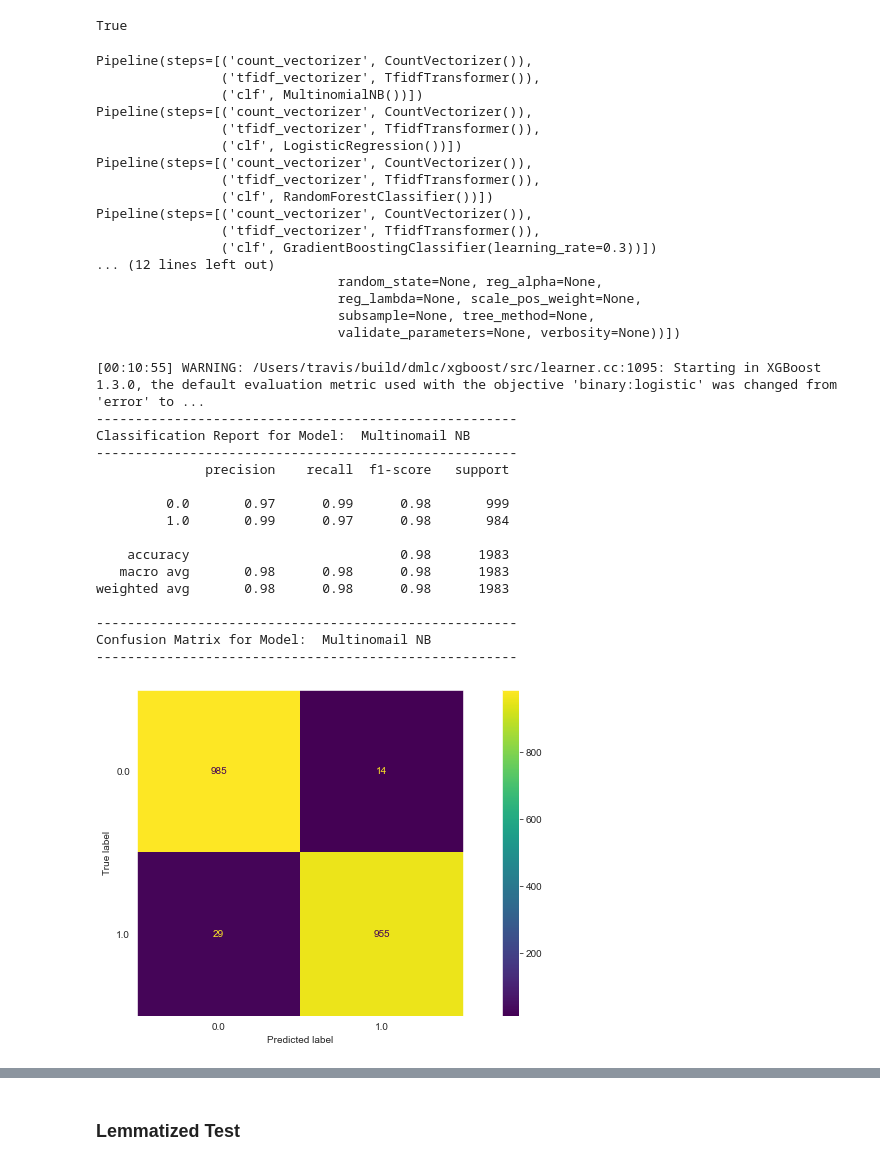
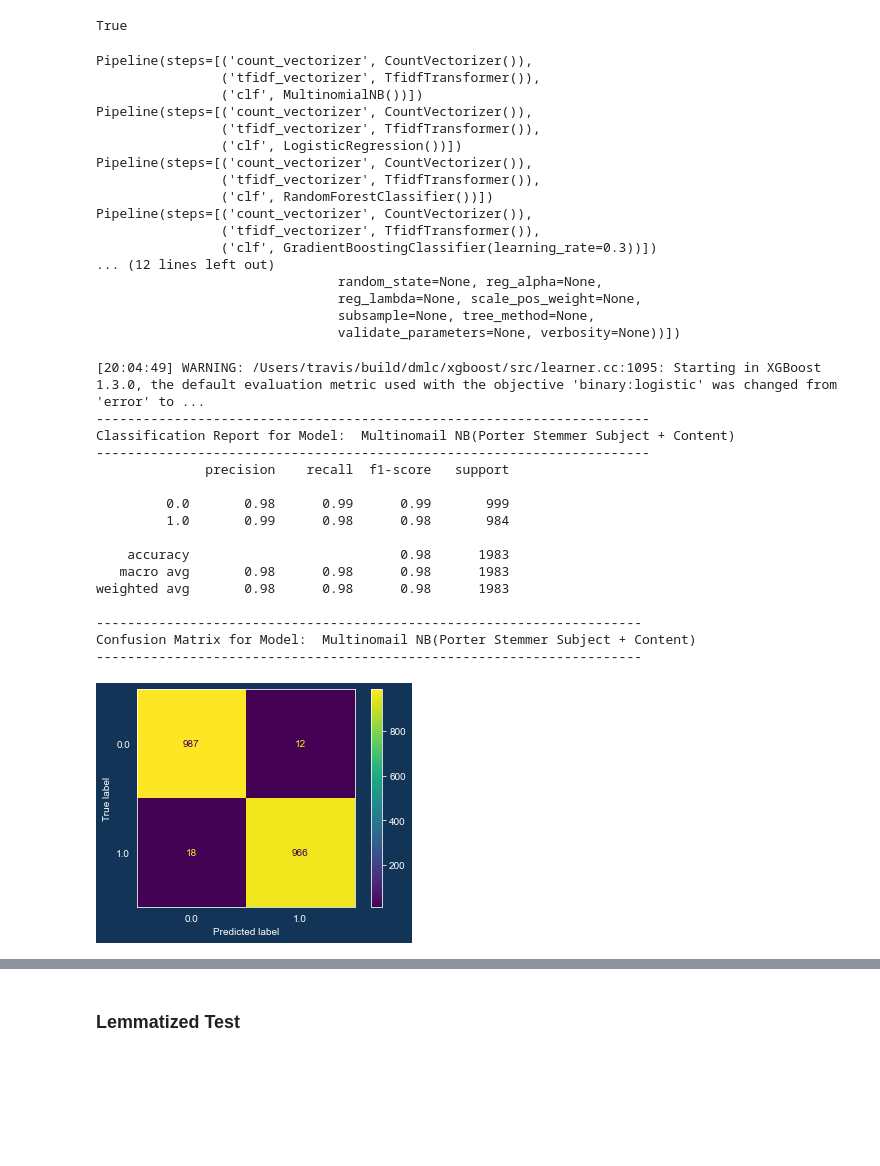
Before and after one commit to Botafogo1894/Text_Classifier_Notebook, a Jupyter notebook: Email_Classifier.ipynb, the cells around one changed output, grey strips where cells are left out. Saved outputs shown, nothing was run; the diff lists cells and outputs as text; code cells hidden in the pictures; blank space fills up the shorter version.

```diff
--- a/Email_Classifier.ipynb
+++ b/Email_Classifier.ipynb
@@ -275,0 +300,2 @@ model_df.head()
+# %%
+model_df['combined_lem_bigrams'] = model_df['combined_stem'].apply(create_bigrams)
@@ -412,24 +440,0 @@ plt.show()
-# %%
-#Graph Top-50 Most Frequent Word Token Lemmas Below from Content Corpus
-n = 50
-analyze_src = sorted_subject_lems
-labels = [item[0] for item in analyze_src][:n]
-values = [item[1] for item in analyze_src][:n]
-
-#Set Figure Style and params
-plt.figure(figsize=(12,6))
-sns.set_style("dark")
-plt.rcParams['axes.facecolor'] = '#123456' ## Set background Color
-plt.rcParams['figure.facecolor'] = '#123456' ## Set background Color
-plt.rcParams["savefig.facecolor"] = '#123456'
-
-#Label Plot Axes and Title
-plt.ylabel('Normalized Frequency', fontsize = 18, color = 'white')
-plt.xticks(fontsize = 14, color = 'white', rotation = 90)
-plt.yticks(fontsize = 12, color = 'white')
-plt.title('Top-{} Most Frequent Lemmatized Words in Subject'.format(n), fontsize = 20, color = 'white')
-
-
-#Specify Plot Type
-plt.bar(labels,values)
-plt.show()
@@ -452,13 +473,13 @@ model_df.head()
 # %%
 #Define your X and y for model Training
-X = model_df.content_stem
+X = model_df.combined_stem
 y = model_df.label
 len(X) == len(y)
 # %% [output]
 True
 # %%
 #Write Function That Runs Pipeline of Popular Classification Models
-def run_model_pipelines(X, y):
+def run_model_pipelines(X, y, tokenization = 'Lemmatizer'):
     #Train-Test Split
     X_train, X_test, y_train, y_test = train_test_split(X, y, test_size=0.2, random_state=18)
 
@@ -501,50 +522,51 @@ def run_model_pipelines(X, y):
     # Loop trhough each pipe model and print Classification Report and Confusion Matrix
     for index, val in enumerate(pipelines):
         y_test_pred = val.predict(X_test)
-        print('------------------------------------------------------')
-        print('Classification Report for Model:  ' + pipeline_names[index])
-        print('------------------------------------------------------')
+        print('-----------------------------------------------------------------------')
+        print('Classification Report for Model:  ' + pipeline_names[index] + '({})'.format(tokenization))
+        print('-----------------------------------------------------------------------')
         print(classification_report(y_test,  y_test_pred))
-        print('------------------------------------------------------')
-        print('Confusion Matrix for Model:  ' + pipeline_names[index])
-        print('------------------------------------------------------')
+        print('----------------------------------------------------------------------')
+        print('Confusion Matrix for Model:  ' + pipeline_names[index] + '({})'.format(tokenization))
+        print('----------------------------------------------------------------------')
+
         plot_confusion_matrix(val, X_test, y_test)
         plt.show()
 # %%
 ### Run function and analyze performance
-run_model_pipelines(X, y)
+run_model_pipelines(X, y, 'Porter Stemmer Subject + Content')
 # %% [output]
 Pipeline(steps=[('count_vectorizer', CountVectorizer()),
                 ('tfidf_vectorizer', TfidfTransformer()),
                 ('clf', MultinomialNB())])
 Pipeline(steps=[('count_vectorizer', CountVectorizer()),
                 ('tfidf_vectorizer', TfidfTransformer()),
                 ('clf', LogisticRegression())])
 Pipeline(steps=[('count_vectorizer', CountVectorizer()),
                 ('tfidf_vectorizer', TfidfTransformer()),
                 ('clf', RandomForestClassifier())])
 Pipeline(steps=[('count_vectorizer', CountVectorizer()),
                 ('tfidf_vectorizer', TfidfTransformer()),
                 ('clf', GradientBoostingClassifier(learning_rate=0.3))])
 ... (12 lines left out)
                                random_state=None, reg_alpha=None,
                                reg_lambda=None, scale_pos_weight=None,
                                subsample=None, tree_method=None,
                                validate_parameters=None, verbosity=None))])
-[00:10:55] WARNING: /Users/travis/build/dmlc/xgboost/src/learner.cc:1095: Starting in XGBoost 1.3.0, the default evaluation metric used with the objective 'binary:logistic' was changed from 'error' to ...
-------------------------------------------------------
-Classification Report for Model:  Multinomail NB
-------------------------------------------------------
+[20:04:49] WARNING: /Users/travis/build/dmlc/xgboost/src/learner.cc:1095: Starting in XGBoost 1.3.0, the default evaluation metric used with the objective 'binary:logistic' was changed from 'error' to ...
+-----------------------------------------------------------------------
+Classification Report for Model:  Multinomail NB(Porter Stemmer Subject + Content)
+-----------------------------------------------------------------------
               precision    recall  f1-score   support
 
-         0.0       0.97      0.99      0.98       999
-         1.0       0.99      0.97      0.98       984
+         0.0       0.98      0.99      0.99       999
+         1.0       0.99      0.98      0.98       984
 
     accuracy                           0.98      1983
    macro avg       0.98      0.98      0.98      1983
 weighted avg       0.98      0.98      0.98      1983
 
-------------------------------------------------------
-Confusion Matrix for Model:  Multinomail NB
-------------------------------------------------------
+----------------------------------------------------------------------
+Confusion Matrix for Model:  Multinomail NB(Porter Stemmer Subject + Content)
+----------------------------------------------------------------------
-[figure, old version]
+[figure, new version]
```
Also changed, not shown: parts of 200 cells of this notebook.
